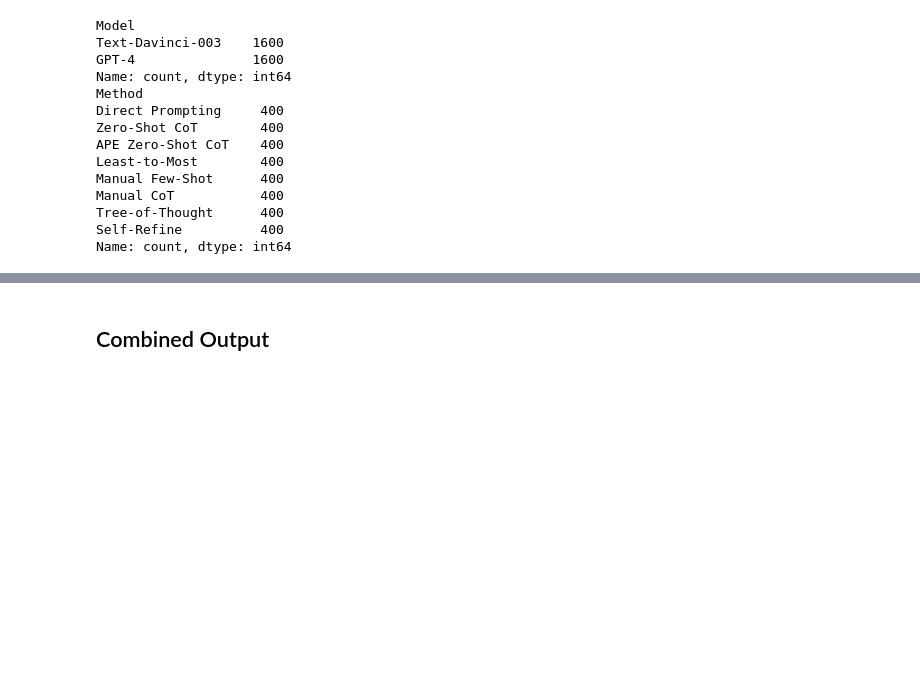
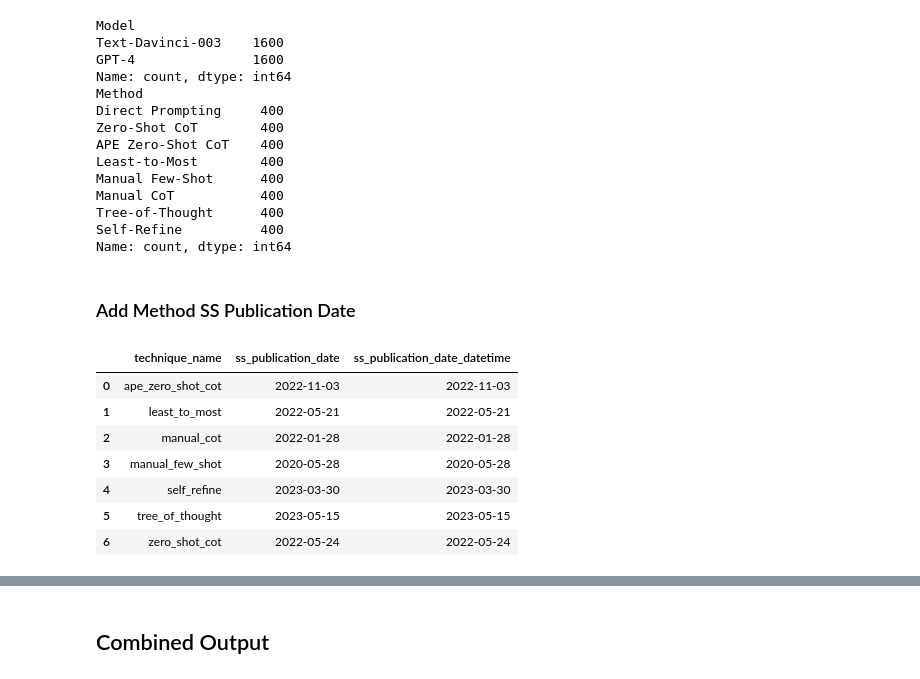
Before and after one commit to ijyliu/anlp23-project, a Jupyter notebook: Data/05 - Combine Data.ipynb, the cells around one changed output, grey strips where cells are left out. Cells and saved outputs as stored; diff of their text form; code cells hidden in the pictures; blank space fills up the shorter version.

```diff
--- a/Data/05 - Combine Data.ipynb
+++ b/Data/05 - Combine Data.ipynb
@@ -485,3 +495,47 @@ merged_df['accuracy_quality'] = merged_df.apply(lambda row: row['correct'] if ro
 
 # Also create accuracy_quality_compliance_adjusted
 merged_df['accuracy_quality_compliance_adjusted'] = merged_df.apply(lambda row: row['correct'] if row['task'] == 'gsm8k' else row['coherence_1_incoherent_10_very_coherent_compliance_adjusted'], axis=1)
+# %% [markdown]
+### Add Method SS Publication Date
+# %%
+# Load Excel file "..\Selection of Prompt Engineering Methods\Hand-Labeled Method and Implementation Considerations.xlsx"
+hand_labeled_data = pd.read_excel('..\Selection of Prompt Engineering Methods\Hand-Labeled Method and Implementation Considerations.xlsx')
+
+# Mapping names from this data to technqiue names
+# "Few-Shot Learing" -> "manual_few_shot"
+# "Chain-of-Thought Prompting" -> "manual_cot"
+# "Zero-Shot Chain-of_Thought" -> "zero_shot_cot"
+# "Automatic Prompt Engineer" -> "ape_zero_shot_cot"
+# "Self-Refine" -> "self_refine"
+# "Least-to-Most Prompting" -> "least_to_most"
+# "Tree-of-Thought" -> "tree_of_thought"
+# Set names in hand_labeled_data to these names
+hand_labeled_data['technique_name'] = hand_labeled_data['Prompt Engineering Method'].replace({'Few-Shot Learning': 'manual_few_shot', 'Chain-of-Thought Prompting': 'manual_cot', 'Zero-Shot Chain-of-Thought': 'zero_shot_cot', 'Automatic Prompt Engineer': 'ape_zero_shot_cot', 'Self-Refine': 'self_refine', 'Least-to-Most Prompting': 'least_to_most', 'Tree-of-Thought': 'tree_of_thought'})
+# Keep cases where technique_name is not 'Prompt Engineering Method'
+hand_labeled_data = hand_labeled_data[hand_labeled_data['technique_name'] != hand_labeled_data['Prompt Engineering Method']]
+# Keep cases where technique_name is not missing
+hand_labeled_data = hand_labeled_data[hand_labeled_data['technique_name'].notna()]
+
+# Keep columns ss_publication_date and technique_name
+hand_labeled_data = hand_labeled_data[['ss_publication_date', 'technique_name']]
+
+# Drop the item with technique_name = 'tree_of_thought' that has the higher ss_publication_date
+# Just keep the row with min ss_publication_date for each technique_name
+hand_labeled_data = hand_labeled_data.groupby(['technique_name']).min().reset_index()
+
+# Convert ss_publication_date to "YYYY-MM-DD"
+# Save datetime version
+hand_labeled_data['ss_publication_date_datetime'] = hand_labeled_data['ss_publication_date']
+hand_labeled_data['ss_publication_date'] = hand_labeled_data['ss_publication_date'].dt.strftime('%Y-%m-%d')
+
+
+hand_labeled_data
+# %% [output]
+|  | technique_name | ss_publication_date | ss_publication_date_datetime |
+| 0 | ape_zero_shot_cot | 2022-11-03 | 2022-11-03 |
+| 1 | least_to_most | 2022-05-21 | 2022-05-21 |
+| 2 | manual_cot | 2022-01-28 | 2022-01-28 |
+| 3 | manual_few_shot | 2020-05-28 | 2020-05-28 |
+| 4 | self_refine | 2023-03-30 | 2023-03-30 |
+| 5 | tree_of_thought | 2023-05-15 | 2023-05-15 |
+| 6 | zero_shot_cot | 2022-05-24 | 2022-05-24 |
```
Also changed, not shown: parts of 7 cells of this notebook, 36 other files.
